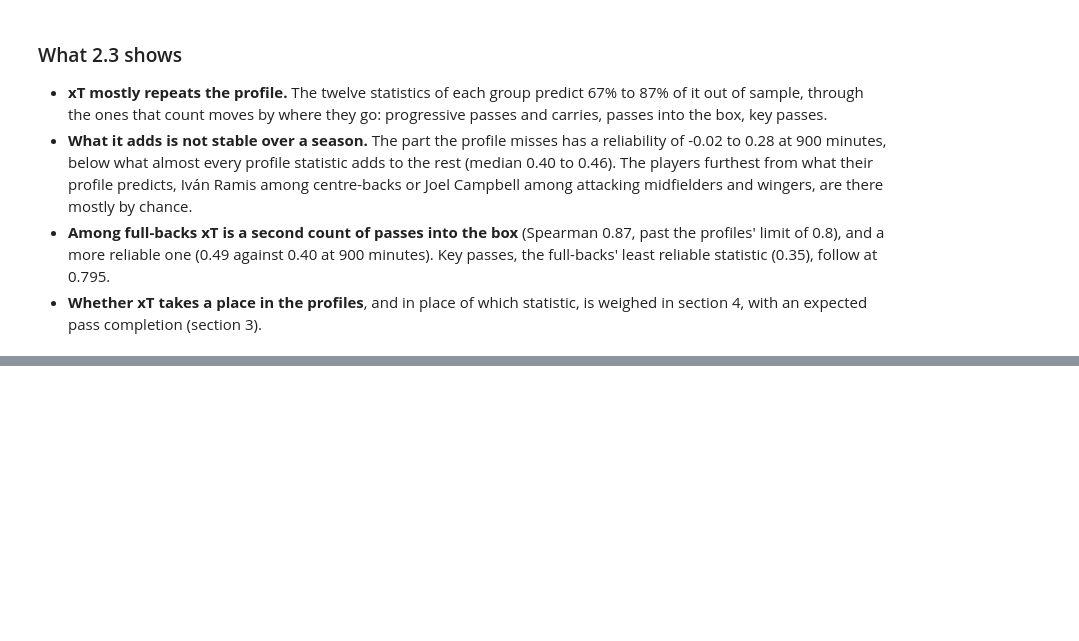
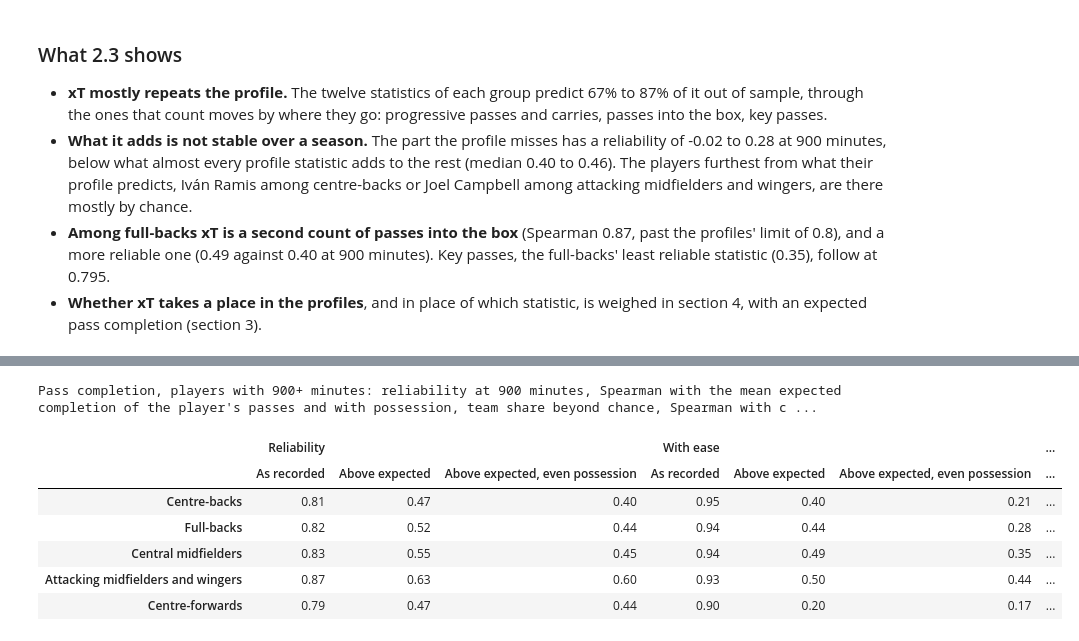
Before and after one commit to Fabiohhp/football-scouting, a Jupyter notebook: notebooks/03_possession_value.ipynb, the cells around one changed output, grey strips where cells are left out. Saved outputs shown, nothing was run; the diff lists cells and outputs as text; code cells hidden in the pictures; blank space fills up the shorter version.

```diff
--- a/notebooks/03_possession_value.ipynb
+++ b/notebooks/03_possession_value.ipynb
@@ -1446,0 +1665,71 @@ The two players in each group furthest above and below the xT their profile pred
+# %%
+COMPLETION = ["minutes", "passes", "completed", "expected", *POSSESSION]
+pass_sums = player_match_passes(passes, xpass["boosted"])
+pass_sums = (
+    poss_sums[[*KEYS, "minutes", *POSSESSION]]
+    .merge(pass_sums, on=KEYS, how="left", validate="1:1")
+    .fillna({"passes": 0, "completed": 0, "expected": 0.0})
+)
+SLOPE = {}
+for g in OUTFIELD:
+    sub = pass_sums[pass_sums.player_id.isin(regulars.index[regulars.comparison_group == g])]
+    SLOPE[g] = possession_slope(sub, own_share(sub))
+print(
+    "Completion above expected per 10 points of the team's possession, within players: "
+    + ", ".join(f"{GROUP_NAMES[g].lower()} {10 * b:+.1f} points" for g, b in SLOPE.items())
+    + "."
+)
+VERSIONS = {
+    "completion": "As recorded",
+    "above_expected": "Above expected",
+    "adjusted": "Above expected, even possession",
+}
+
+
+def completion_versions(s: pd.DataFrame, g: str) -> pd.DataFrame:
+    """Completion as recorded, above expected and above expected on an even share, and the ease."""
+    r = completion_rates(s)
+    r["adjusted"] = adjust_above_expected(r.above_expected, own_share(s), SLOPE[g])
+    return r
+
+
+pass_season = pass_sums.groupby("player_id")[COMPLETION].sum().loc[players.index]
+profile_completion = profile_values[profile_values.statistic == "pass_completion"]
+profile_completion = profile_completion.set_index("player_id").recorded.loc[regulars.index]
+same = completion_rates(pass_season.loc[regulars.index]).completion.corr(
+    profile_completion, method="spearman"
+)
+print(f"Spearman with the profiles' pass completion, players with 900+ minutes: {same:.4f}.")
+rows, completion_season = [], {}
+for g in OUTFIELD:
+    ids = regulars.index[regulars.comparison_group == g]
+    r = completion_versions(pass_season.loc[ids], g)
+    completion_season[g] = r
+    sub = long_season[long_season.comparison_group == g]
+    reliability = split_half_reliability(
+        pass_sums[pass_sums.player_id.isin(sub.index)], sub.league, list(VERSIONS),
+        [RELIABILITY_MINUTES], columns=COMPLETION, rate_fn=lambda s, g=g: completion_versions(s, g),
+    )[list(VERSIONS)].mean()  # fmt: skip
+    teams = pd.DataFrame({"team": main_team.reindex(ids), "group": g})
+    for m, label in VERSIONS.items():
+        rows.append({
+            "group": GROUP_NAMES[g], "version": label, "Reliability": reliability[m],
+            "With ease": r[m].corr(r.expected, method="spearman"),
+            "With possession": r[m].corr(share.loc[ids], method="spearman"),
+            "Team share": team_effect(teams.assign(**{m: r[m]}), m),
+            "Same order as above expected": r[m].corr(r.above_expected, method="spearman"),
+        })  # fmt: skip
+completion_table = pd.DataFrame(rows).pivot(index="group", columns="version")
+completion_table = completion_table.reindex([GROUP_NAMES[g] for g in OUTFIELD]).reindex(
+    columns=list(VERSIONS.values()), level="version"
+)
+display(
+    completion_table.rename_axis(index=None, columns=[None, None])
+    .style.format("{:.2f}")
+    .set_caption(
+        "Pass completion, players with 900+ minutes: reliability at 900 minutes, Spearman with "
+        "the mean expected completion of the player's passes and with possession, team share "
+        "beyond chance, Spearman with completion above expected"
+    )
+)
+# %% [output]
@@ -1446,0 +1738,8 @@ The two players in each group furthest above and below the xT their profile pred
+Pass completion, players with 900+ minutes: reliability at 900 minutes, Spearman with the mean expected completion of the player's passes and with possession, team share beyond chance, Spearman with c ...
+|  | Reliability |  |  | With ease |  |  | ... |
+|  | As recorded | Above expected | Above expected, even possession | As recorded | Above expected | Above expected, even possession | ... |
+| Centre-backs | 0.81 | 0.47 | 0.40 | 0.95 | 0.40 | 0.21 | ... |
+| Full-backs | 0.82 | 0.52 | 0.44 | 0.94 | 0.44 | 0.28 | ... |
+| Central midfielders | 0.83 | 0.55 | 0.45 | 0.94 | 0.49 | 0.35 | ... |
+| Attacking midfielders and wingers | 0.87 | 0.63 | 0.60 | 0.93 | 0.50 | 0.44 | ... |
+| Centre-forwards | 0.79 | 0.47 | 0.44 | 0.90 | 0.20 | 0.17 | ... |
```
Also changed, not shown: parts of 14 cells of this notebook, 6 other files.
